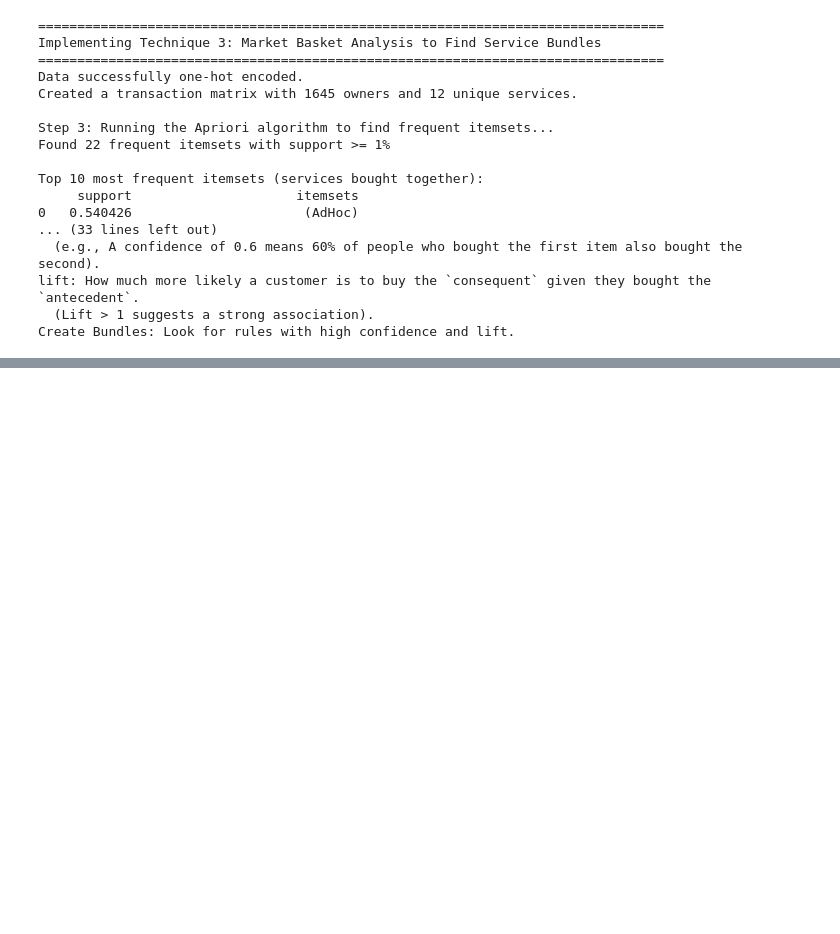
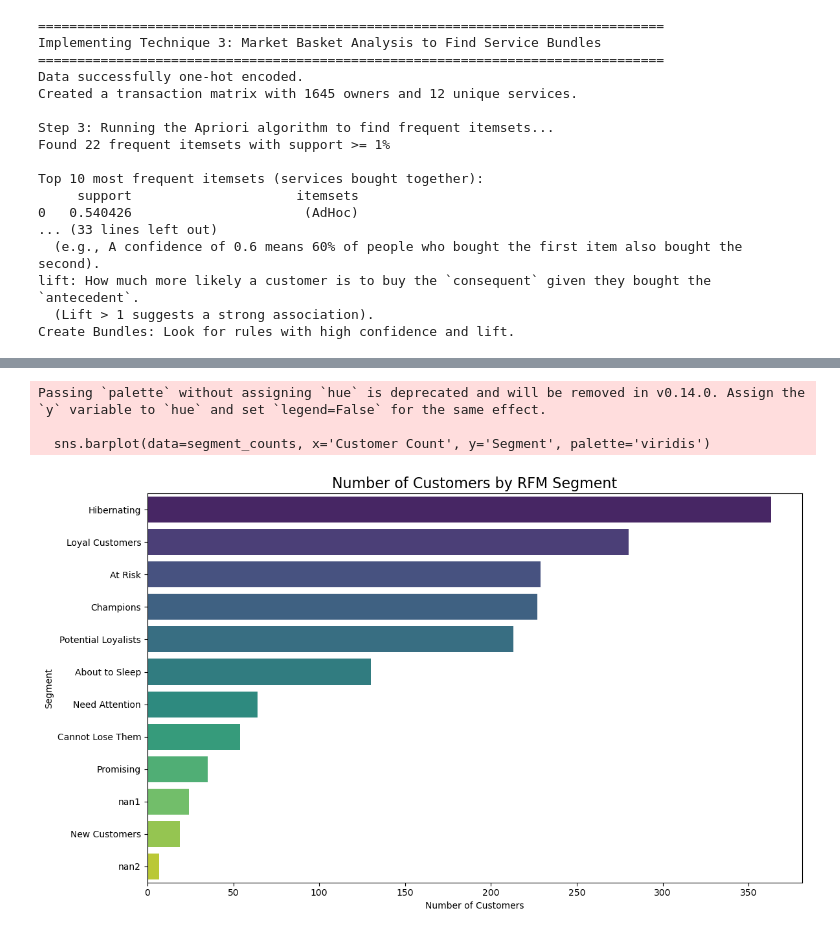
Before and after one commit to caioapp/tubitak-ai-agent, a Jupyter notebook: notebooks/tubitak_ai_agent.ipynb, the cells around one changed output, grey strips where cells are left out. Cells and saved outputs as stored; diff of their text form; code cells hidden in the pictures; blank space fills up the shorter version.

```diff
--- a/notebooks/tubitak_ai_agent.ipynb
+++ b/notebooks/tubitak_ai_agent.ipynb
@@ -704,0 +859,67 @@ Create Bundles: Look for rules with high confidence and lift.
+# %%
+# --- RFM Segmentation ---
+
+print("\n" + "="*80)
+print("ANALYSIS: RFM Behavioral Customer Segmentation")
+print("="*80)
+
+# Ensure ordercreatedtime is datetime and timezone-naive
+purchase_df['ordercreatedtime'] = pd.to_datetime(purchase_df['ordercreatedtime'], errors='coerce')
+if pd.api.types.is_datetime64_any_dtype(purchase_df['ordercreatedtime']):
+    # If column has timezone, remove it
+    if purchase_df['ordercreatedtime'].dt.tz is not None:
+        purchase_df['ordercreatedtime'] = purchase_df['ordercreatedtime'].dt.tz_localize(None)
+
+# Set a snapshot date for calculations (e.g., the day after the last purchase)
+snapshot_date = purchase_df['ordercreatedtime'].max() + pd.Timedelta(days=1)
+
+# Calculate RFM metrics
+rfm_df = purchase_df.groupby('ownerid').agg({
+    'ordercreatedtime': lambda date: (snapshot_date - date.max()).days,
+    'serviceid': 'count'
+}).rename(columns={'ordercreatedtime': 'Recency', 'serviceid': 'Frequency'})
+
+# Monetary value is the same as Frequency in this case, so we'll just copy it.
+rfm_df['Monetary'] = rfm_df['Frequency']
+
+# Create RFM score quintiles (1 is worst, 5 is best)
+rfm_df['R_score'] = pd.qcut(rfm_df['Recency'], 5, labels=[5, 4, 3, 2, 1]) # Lower recency is better
+rfm_df['F_score'] = pd.qcut(rfm_df['Frequency'].rank(method='first'), 5, labels=[1, 2, 3, 4, 5])
+rfm_df['M_score'] = pd.qcut(rfm_df['Monetary'].rank(method='first'), 5, labels=[1, 2, 3, 4, 5])
+
+# Combine scores
+rfm_df['RFM_Score'] = rfm_df['R_score'].astype(str) + rfm_df['F_score'].astype(str) + rfm_df['M_score'].astype(str)
+
+# Map scores to segment names
+segment_map = {
+    r'[1-2][1-2]': 'Hibernating',
+    r'[1-2][3-4]': 'At Risk',
+    r'[1-2]5': 'Cannot Lose Them',
+    r'3[1-2]': 'About to Sleep',
+    r'33': 'Need Attention',
+    r'[3-4][4-5]': 'Loyal Customers',
+    r'41': 'Promising',
+    r'51': 'New Customers',
+    r'[4-5][2-3]': 'Potential Loyalists',
+    r'5[4-5]': 'Champions'
+}
+
+rfm_df['Segment'] = rfm_df['R_score'].astype(str) + rfm_df['F_score'].astype(str)
+rfm_df['Segment'] = rfm_df['Segment'].replace(segment_map, regex=True)
+
+# Display segment counts
+segment_counts = rfm_df['Segment'].value_counts().reset_index()
+segment_counts.columns = ['Segment', 'Customer Count']
+print("Customer distribution across different behavioral segments:\n")
+print(segment_counts)
+
+
+# Plotting the RFM segments
+plt.figure(figsize=(12, 7))
+sns.barplot(data=segment_counts, x='Customer Count', y='Segment', palette='viridis')
+plt.title('Number of Customers by RFM Segment', fontsize=16)
+plt.xlabel('Number of Customers')
+plt.ylabel('Segment')
+plt.tight_layout()
+plt.show()
+# %% [output]
@@ -704,0 +944,4 @@ Create Bundles: Look for rules with high confidence and lift.
+Passing `palette` without assigning `hue` is deprecated and will be removed in v0.14.0. Assign the `y` variable to `hue` and set `legend=False` for the same effect.
+
+  sns.barplot(data=segment_counts, x='Customer Count', y='Segment', palette='viridis')
+[figure, added]
```
Also changed, not shown: parts of 17 cells of this notebook.
